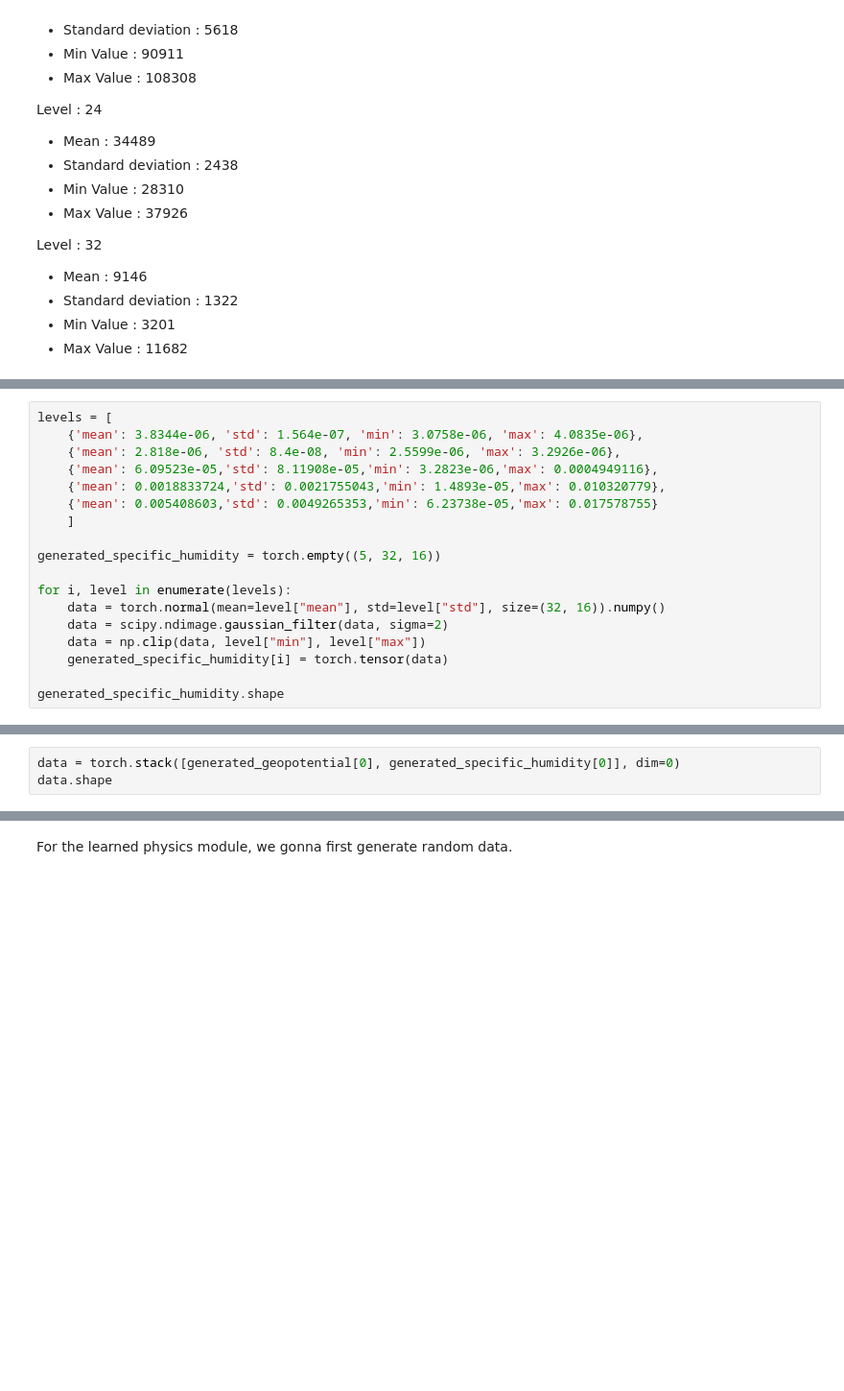
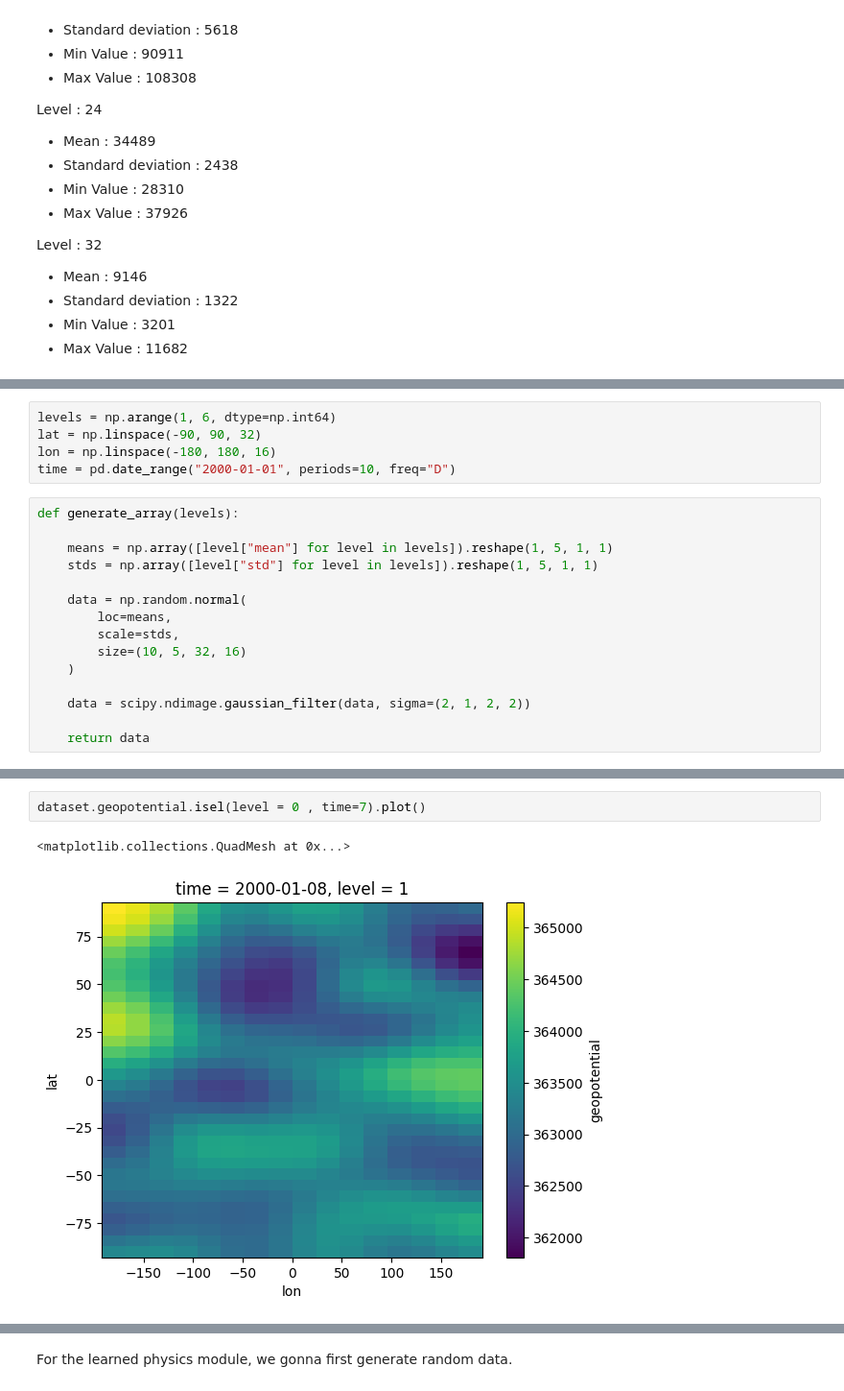
Before and after one commit to mylrcd/NeuralGCM, a Jupyter notebook: combinedModel/dataGeneration.ipynb, the cells around one changed output, grey strips where cells are left out. Shown: that part at 96% size. Cells and saved outputs as stored; diff of their text form; blank space fills up the shorter version.

```diff
--- a/combinedModel/dataGeneration.ipynb
+++ b/combinedModel/dataGeneration.ipynb
@@ -86,18 +65,0 @@ torch.Size([5, 32, 16])
-# %%
-levels = [
-    {'mean': 3.8344e-06, 'std': 1.564e-07, 'min': 3.0758e-06, 'max': 4.0835e-06},
-    {'mean': 2.818e-06, 'std': 8.4e-08, 'min': 2.5599e-06, 'max': 3.2926e-06},
-    {'mean': 6.09523e-05,'std': 8.11908e-05,'min': 3.2823e-06,'max': 0.0004949116},
-    {'mean': 0.0018833724,'std': 0.0021755043,'min': 1.4893e-05,'max': 0.010320779},
-    {'mean': 0.005408603,'std': 0.0049265353,'min': 6.23738e-05,'max': 0.017578755}
-    ]
-
-generated_specific_humidity = torch.empty((5, 32, 16))
-
-for i, level in enumerate(levels):
-    data = torch.normal(mean=level["mean"], std=level["std"], size=(32, 16)).numpy()
-    data = scipy.ndimage.gaussian_filter(data, sigma=2)
-    data = np.clip(data, level["min"], level["max"])
-    generated_specific_humidity[i] = torch.tensor(data)
-
-generated_specific_humidity.shape
@@ -136,3 +65,0 @@ We have chosen to focus first on 2D data, and will therefore only consider the f
-# %%
-data = torch.stack([generated_geopotential[0], generated_specific_humidity[0]], dim=0)
-data.shape
@@ -140,0 +127,20 @@ torch.Size([2, 32, 16])
+# %%
+levels = np.arange(1, 6, dtype=np.int64)
+lat = np.linspace(-90, 90, 32)
+lon = np.linspace(-180, 180, 16)
+time = pd.date_range("2000-01-01", periods=10, freq="D")
+# %%
+def generate_array(levels):
+
+    means = np.array([level["mean"] for level in levels]).reshape(1, 5, 1, 1)
+    stds = np.array([level["std"] for level in levels]).reshape(1, 5, 1, 1)
+
+    data = np.random.normal(
+        loc=means,
+        scale=stds,
+        size=(10, 5, 32, 16)
+    )
+
+    data = scipy.ndimage.gaussian_filter(data, sigma=(2, 1, 2, 2))
+
+    return data
@@ -140,0 +232,5 @@ torch.Size([2, 32, 16])
+# %%
+dataset.geopotential.isel(level = 0 , time=7).plot()
+# %% [output]
+<matplotlib.collections.QuadMesh at 0x...>
+[figure, added]
```
Also changed, not shown: parts of 34 cells of this notebook, 4 other files.
